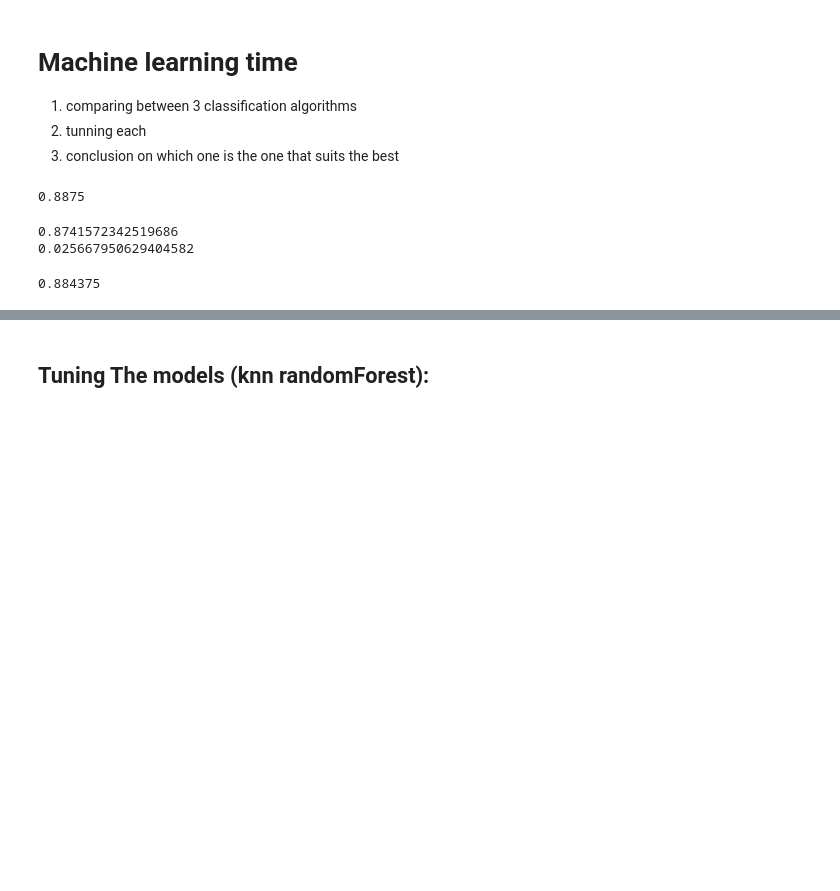
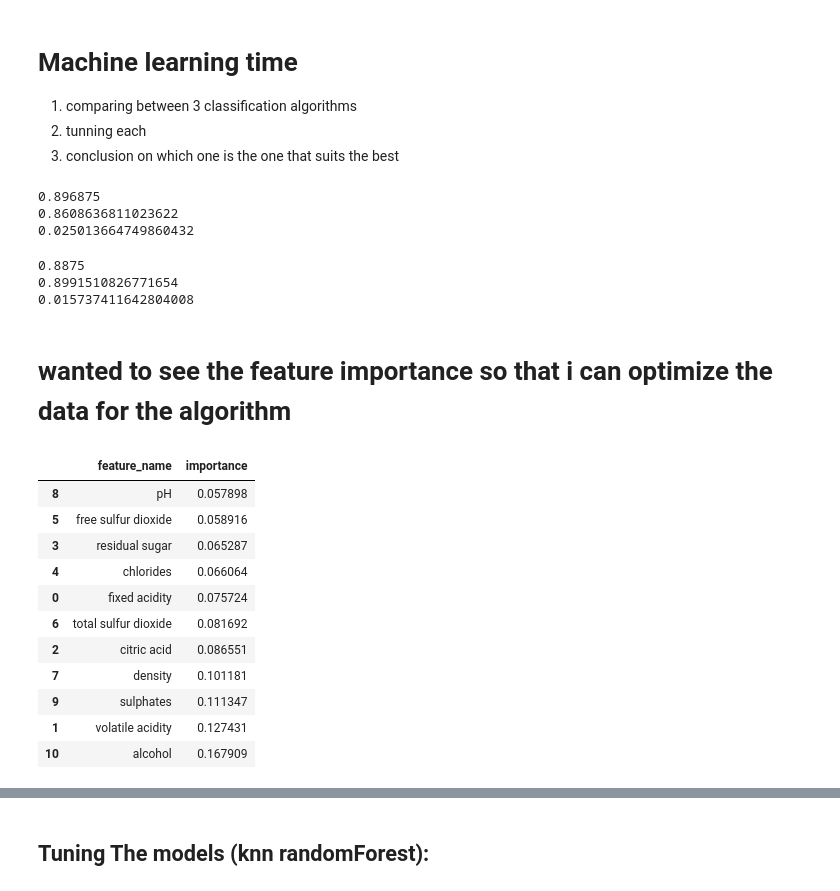
Before and after one commit to EitanKats/data-science-project-sem-a, a Jupyter notebook: Classification.ipynb, the cells around one changed output, grey strips where cells are left out. Drawn from its saved outputs; the diff is of its cells as text; code cells hidden in the pictures; blank space fills up the shorter version.

```diff
--- a/Classification.ipynb
+++ b/Classification.ipynb
@@ -220,22 +206,47 @@ knn_cls = KNeighborsClassifier()
 knn_cls.fit(x_train,y_train)
 prediction_on_test = knn_cls.predict(x_test)
 
-accuracy_score(y_test,prediction_on_test)
+print(accuracy_score(y_test,prediction_on_test))
+
+knn_scores = cross_val_score(estimator = knn_cls, X = x_train, y = y_train, cv = 10,scoring='accuracy')
+
+print(knn_scores.mean())
+print(knn_scores.std())
 # %% [output]
-0.8875
+0.896875
+0.8608636811023622
+0.025013664749860432
 # %%
-knn_scores = cross_val_score(estimator = knn_cls, X = x_train, y = y_train, cv = 10,scoring='accuracy')
-print(knn_scores.mean())
-print(knn_scores.std())
+forest_cls = RandomForestClassifier()
+forest_cls.fit(x_train,y_train)
+
+prediction_on_test = forest_cls.predict(x_test)
+
+print (accuracy_score(y_test,prediction_on_test))
+
+forest_score = cross_val_score(estimator = forest_cls, X = x_train, y = y_train, cv = 10, scoring='accuracy')
+print(forest_score.mean())
+print(forest_score.std())
 # %% [output]
-0.8741572342519686
-0.025667950629404582
+0.8875
+0.8991510826771654
+0.015737411642804008
-# %%
-logres_cls = LogisticRegression(max_iter=1000)
-logres_cls.fit(x_train,y_train)
-
-prediction_on_test = logres_cls.predict(x_test)
-
-accuracy_score(y_test,prediction_on_test)
-# %% [output]
-0.884375
+# %% [markdown]
+# wanted to see the feature importance so that i can optimize the data for the algorithm
+# %%
+importance_df = pd.DataFrame(list(zip(list(wines_without_target.columns),forest_cls.feature_importances_)), columns = ['feature_name', 'importance'])
+
+importance_df.sort_values(by=['importance'])
+# %% [output]
+|  | feature_name | importance |
+| 8 | pH | 0.057898 |
+| 5 | free sulfur dioxide | 0.058916 |
+| 3 | residual sugar | 0.065287 |
+| 4 | chlorides | 0.066064 |
+| 0 | fixed acidity | 0.075724 |
+| 6 | total sulfur dioxide | 0.081692 |
+| 2 | citric acid | 0.086551 |
+| 7 | density | 0.101181 |
+| 9 | sulphates | 0.111347 |
+| 1 | volatile acidity | 0.127431 |
+| 10 | alcohol | 0.167909 |
```
Also changed, not shown: parts of 45 cells of this notebook.
